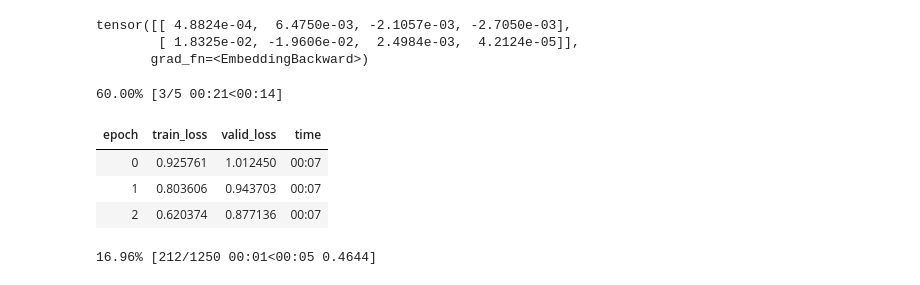
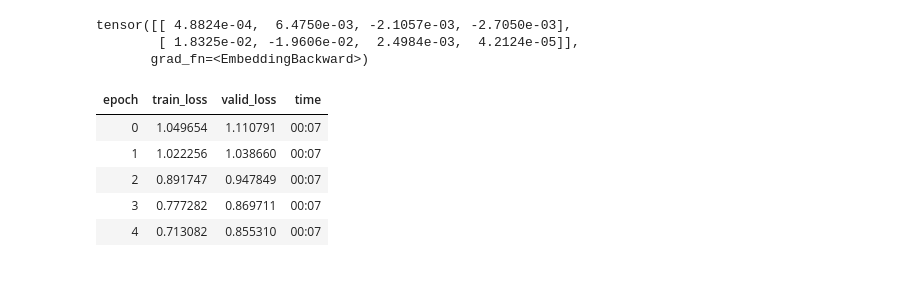
Before and after one commit to LukeWeidenwalker/fastai-notebooks, a Jupyter notebook: 08_movielens_collab.ipynb, the cells around one changed output. Drawn from its saved outputs; the diff is of its cells as text; code cells hidden in the pictures.

```diff
--- a/08_movielens_collab.ipynb
+++ b/08_movielens_collab.ipynb
@@ -94,28 +94,30 @@ tensor([[ 4.8824e-04,  6.4750e-03, -2.1057e-03, -2.7050e-03],
 class PMFModel(Module):
   def __init__(self, n_users, n_movies, n_user_factors, n_movie_factors):
     self.user_factors = Embedding(n_users, n_user_factors)
-    self.user_bias = nn.Parameter(torch.randn(size=(n_users, 1)))
+    self.user_bias = Embedding(n_users, 1)
     self.movie_factors = Embedding(n_movies, n_movie_factors)
-    self.movie_bias = nn.Parameter(torch.randn(size=(n_movies, 1)))
+    self.movie_bias = Embedding(n_movies, 1)
 
   def forward(self, x):
     # x -> [[(user_id, movie_id), rating], ... ]
-    return (self.user_factors(x[:, 0]) * self.movie_factors(x[:, 1])).sum(dim=1)
+    res = (self.user_factors(x[:, 0]) * self.movie_factors(x[:, 1])).sum(dim=1, keepdims=True)
+    res += self.user_bias(x[:, 0]) + self.movie_bias(x[:, 1])
+    return res
 # %%
 n_users = len(dls.classes['user_id'])
 n_movies = len(dls.classes['title'])
-n_user_factors = len(dls.classes['user_id'])
-n_movie_factors = len(dls.classes['user_id'])
+n_user_factors = 50
+n_movie_factors = 50
 
 model = PMFModel(n_users, n_movies, n_user_factors, n_movie_factors)
 # %%
 learn = Learner(dls, model, loss_func=MSELossFlat())
 # %%
-learn.fit_one_cycle(5)
+learn.fit_one_cycle(5, 5e-3)
 # %% [output]
-60.00% [3/5 00:21<00:14]
 | epoch | train_loss | valid_loss | time |
-| 0 | 0.925761 | 1.012450 | 00:07 |
-| 1 | 0.803606 | 0.943703 | 00:07 |
-| 2 | 0.620374 | 0.877136 | 00:07 |
+| 0 | 1.049654 | 1.110791 | 00:07 |
+| 1 | 1.022256 | 1.038660 | 00:07 |
+| 2 | 0.891747 | 0.947849 | 00:07 |
+| 3 | 0.777282 | 0.869711 | 00:07 |
+| 4 | 0.713082 | 0.855310 | 00:07 |
-16.96% [212/1250 00:01<00:05 0.4644]
```
Also changed, not shown: parts of 1 cell of this notebook.
